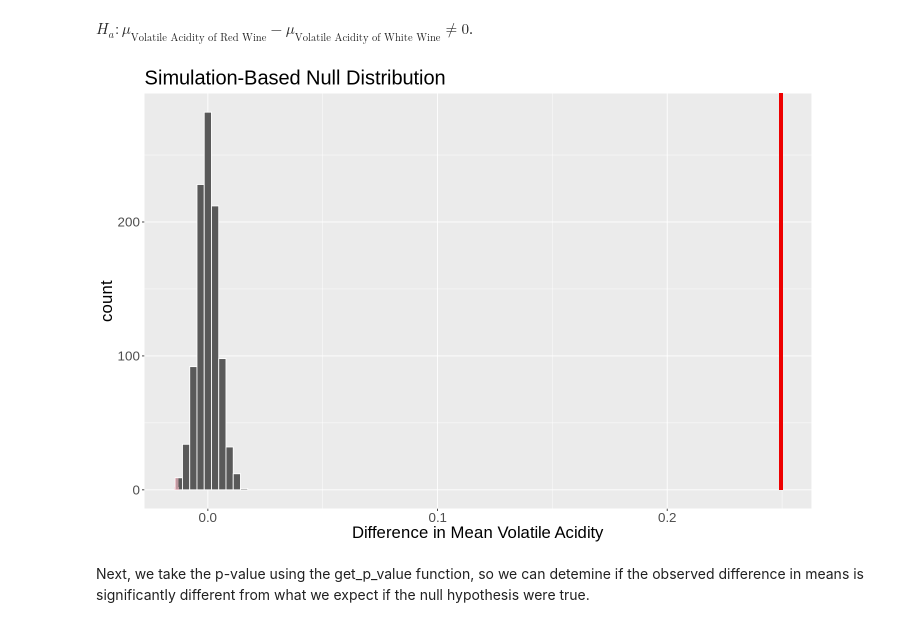
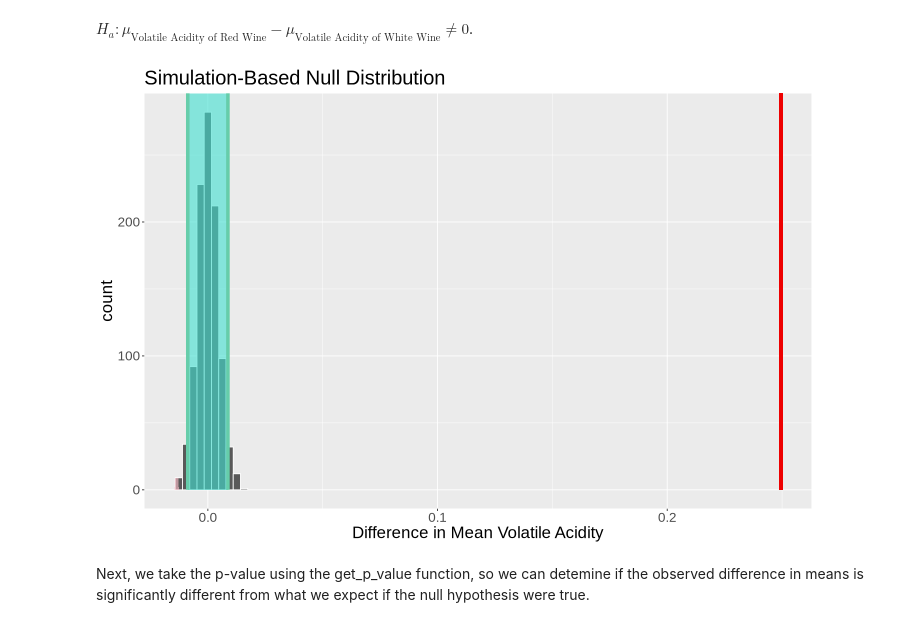
Before and after one commit to VivaanWadhwa/STAT201_GROUP18, a Jupyter notebook: project_final_report.ipynb, the cells around one changed output. Saved outputs shown, nothing was run; the diff lists cells and outputs as text; code cells hidden in the pictures.

```diff
--- a/project_final_report.ipynb
+++ b/project_final_report.ipynb
@@ -224,3 +222,7 @@ A infer: 6 × 2
 | 4 | 0.008522912 |
 | 5 | -0.003364623 |
 | 6 | 0.015540954 |
+# %%
+wine_ci <- null_dist %>%
+    get_confidence_interval(level = 0.95)
+wine_ci
@@ -231,15 +238,17 @@ $H_{a}: \mu_{\text{Volatile Acidity of Red Wine}} - \mu_{\text{Volatile Acidity
 # %%
 options(repr.plot.width=12, repr.plot.height=8)
 visualize(null_dist, bins = 10) +
-    shade_p_value(obs_stat=obs_diff_in_means, direction = "two_sided") + theme(
+    shade_p_value(obs_stat=obs_diff_in_means, direction = "two_sided") +
+    shade_ci(endpoints = wine_ci) +
+    theme(
     plot.title = element_text(size = 24),
     axis.title.x = element_text(size = 20),
     axis.title.y = element_text(size = 20),
     axis.text.x = element_text(size = 16),
     axis.text.y = element_text(size = 16)) +
     xlab("Difference in Mean Volatile Acidity")
 # %% [output]
-[figure, old version]
+[figure, new version]
 # %% [markdown]
 Next, we take the p-value using the get_p_value function, so we can detemine if the observed difference in means is significantly different from what we expect if the null hypothesis were true.
 # %%
```
Also changed, not shown: parts of 14 cells of this notebook, 1 other file.
